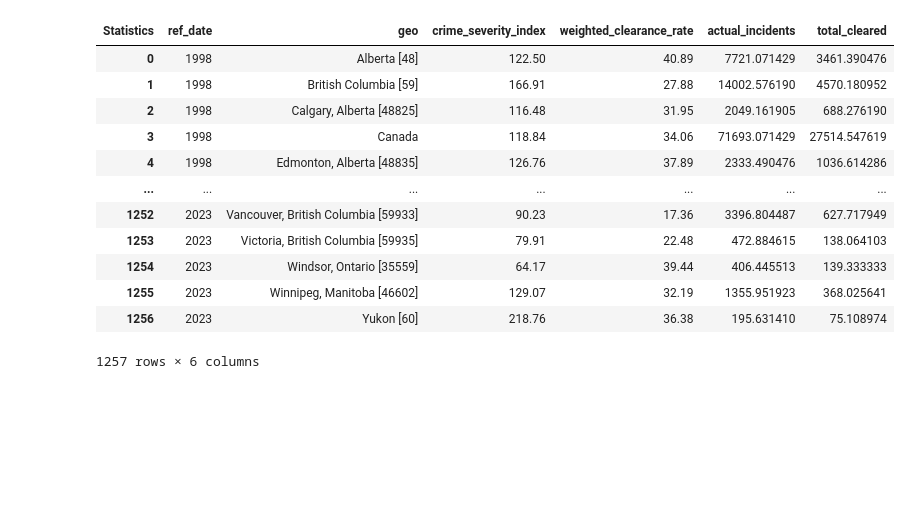
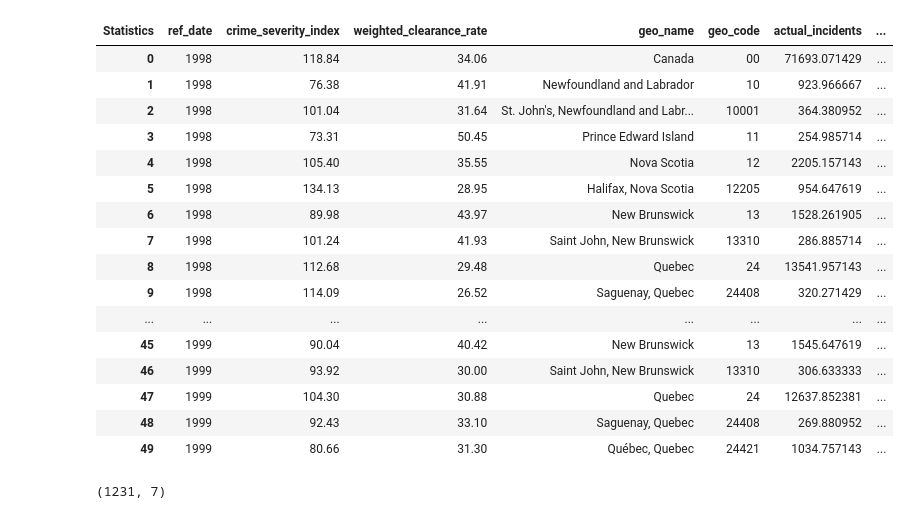
Before and after one commit to puthencanam-rohan/canada_crime, a Jupyter notebook: D010_merge_data.ipynb, the cells around one changed output. Drawn from its saved outputs; the diff is of its cells as text; code cells hidden in the pictures; blank space fills up the shorter version.

Commit message:
Fixed merging with clean-ups to geo data from StatCan

```diff
--- a/D010_merge_data.ipynb
+++ b/D010_merge_data.ipynb
@@ -1,3 +1,27 @@
 # %%
+import pandas as pd
 from functions import parameters as p
+
+
 proj_param = p.Project_Parameters()
+
+# Functions for cleaning geo for merging
+def treat_geo_Canada(x):
+    if x.strip() == 'Canada':
+        x = 'Canada [00]'
+
+    return x
+
+
+def split_geo(x):
+    val1 = x.split(' [')[0]
+    val2 = x.split(' [')[1].replace(']', '')
+    return [val1, val2]
+
+
+def get_geo_name(x):
+    return split_geo(x)[0]
+
+
+def get_geo_code(x):
+    return split_geo(x)[1]
@@ -6,5 +28,9 @@ import pandas as pd
 # %%
 csi_path = proj_param.data_folder + "/crime_severity.parquet"
 df_csi = pd.read_parquet(csi_path)
-df_csi
+df_csi['geo'] = df_csi['geo'].apply(treat_geo_Canada)
+df_csi['geo_name'] = df_csi['geo'].apply(get_geo_name)
+df_csi['geo_code'] = df_csi['geo'].apply(get_geo_code)
+display(df_csi.head(10))
+print(df_csi.shape)
 # %% [output]
@@ -24,5 +49,9 @@ df_csi
 # %%
 ivd_path = proj_param.data_folder + "/incident_violation_detail.parquet"
 df_ivd = pd.read_parquet(ivd_path)
-df_ivd
+df_ivd['geo'] = df_ivd['geo'].apply(treat_geo_Canada)
+df_ivd['geo_name'] = df_ivd['geo'].apply(get_geo_name)
+df_ivd['geo_code'] = df_ivd['geo'].apply(get_geo_code)
+display(df_ivd.head(10))
+print(df_ivd.shape)
 # %% [output]
@@ -42,20 +70,30 @@ df_ivd
 # %%
-merged_data = pd.merge(df_csi, df_ivd, how = "outer" , on = ['ref_date','geo'])
-merged_data
+merged_data = (pd.merge(df_csi, df_ivd, how = "outer" , on = ['ref_date','geo_code'])
+               .reset_index(drop=True)
+               .drop(columns=['geo_x', 'geo_name_y', 'geo_y'])
+               .rename(columns={'geo_name_x': 'geo_name'})
+)
+display(merged_data.head(50))
+print(merged_data.shape)
 # %% [output]
-| Statistics | ref_date | geo | crime_severity_index | weighted_clearance_rate | actual_incidents | total_cleared |
-| 0 | 1998 | Alberta [48] | 122.50 | 40.89 | 7721.071429 | 3461.390476 |
-| 1 | 1998 | British Columbia [59] | 166.91 | 27.88 | 14002.576190 | 4570.180952 |
-| 2 | 1998 | Calgary, Alberta [48825] | 116.48 | 31.95 | 2049.161905 | 688.276190 |
-| 3 | 1998 | Canada | 118.84 | 34.06 | 71693.071429 | 27514.547619 |
-| 4 | 1998 | Edmonton, Alberta [48835] | 126.76 | 37.89 | 2333.490476 | 1036.614286 |
-| ... | ... | ... | ... | ... | ... | ... |
-| 1252 | 2023 | Vancouver, British Columbia [59933] | 90.23 | 17.36 | 3396.804487 | 627.717949 |
-| 1253 | 2023 | Victoria, British Columbia [59935] | 79.91 | 22.48 | 472.884615 | 138.064103 |
-| 1254 | 2023 | Windsor, Ontario [35559] | 64.17 | 39.44 | 406.445513 | 139.333333 |
-| 1255 | 2023 | Winnipeg, Manitoba [46602] | 129.07 | 32.19 | 1355.951923 | 368.025641 |
-| 1256 | 2023 | Yukon [60] | 218.76 | 36.38 | 195.631410 | 75.108974 |
+| Statistics | ref_date | crime_severity_index | weighted_clearance_rate | geo_name | geo_code | actual_incidents | ... |
+| 0 | 1998 | 118.84 | 34.06 | Canada | 00 | 71693.071429 | ... |
+| 1 | 1998 | 76.38 | 41.91 | Newfoundland and Labrador | 10 | 923.966667 | ... |
+| 2 | 1998 | 101.04 | 31.64 | St. John's, Newfoundland and Labr... | 10001 | 364.380952 | ... |
+| 3 | 1998 | 73.31 | 50.45 | Prince Edward Island | 11 | 254.985714 | ... |
+| 4 | 1998 | 105.40 | 35.55 | Nova Scotia | 12 | 2205.157143 | ... |
+| 5 | 1998 | 134.13 | 28.95 | Halifax, Nova Scotia | 12205 | 954.647619 | ... |
+| 6 | 1998 | 89.98 | 43.97 | New Brunswick | 13 | 1528.261905 | ... |
+| 7 | 1998 | 101.24 | 41.93 | Saint John, New Brunswick | 13310 | 286.885714 | ... |
+| 8 | 1998 | 112.68 | 29.48 | Quebec | 24 | 13541.957143 | ... |
+| 9 | 1998 | 114.09 | 26.52 | Saguenay, Quebec | 24408 | 320.271429 | ... |
+| ... | ... | ... | ... | ... | ... | ... | ... |
+| 45 | 1999 | 90.04 | 40.42 | New Brunswick | 13 | 1545.647619 | ... |
+| 46 | 1999 | 93.92 | 30.00 | Saint John, New Brunswick | 13310 | 306.633333 | ... |
+| 47 | 1999 | 104.30 | 30.88 | Quebec | 24 | 12637.852381 | ... |
+| 48 | 1999 | 92.43 | 33.10 | Saguenay, Quebec | 24408 | 269.880952 | ... |
+| 49 | 1999 | 80.66 | 31.30 | Québec, Quebec | 24421 | 1034.757143 | ... |
-1257 rows × 6 columns
+(1231, 7)
 # %%
 merged_data[merged_data['ref_date']==1998]
 # %% [output]
```
Also changed, not shown: parts of 4 cells of this notebook, 2 other files.
